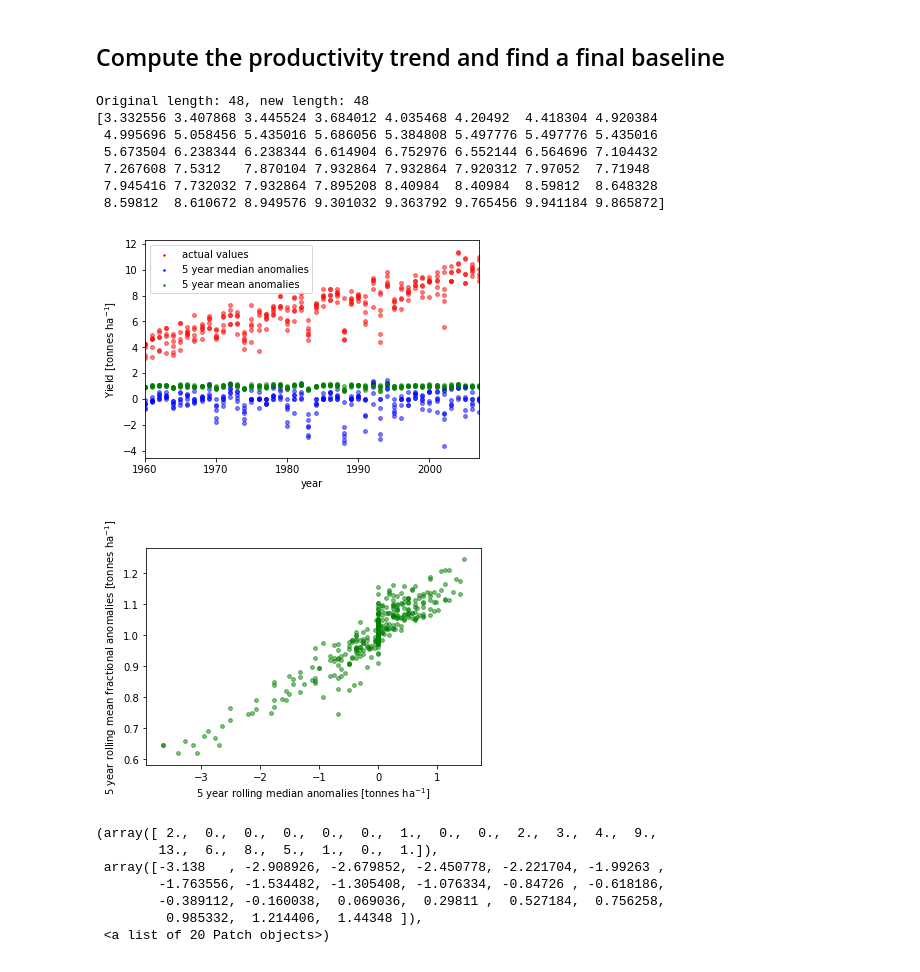
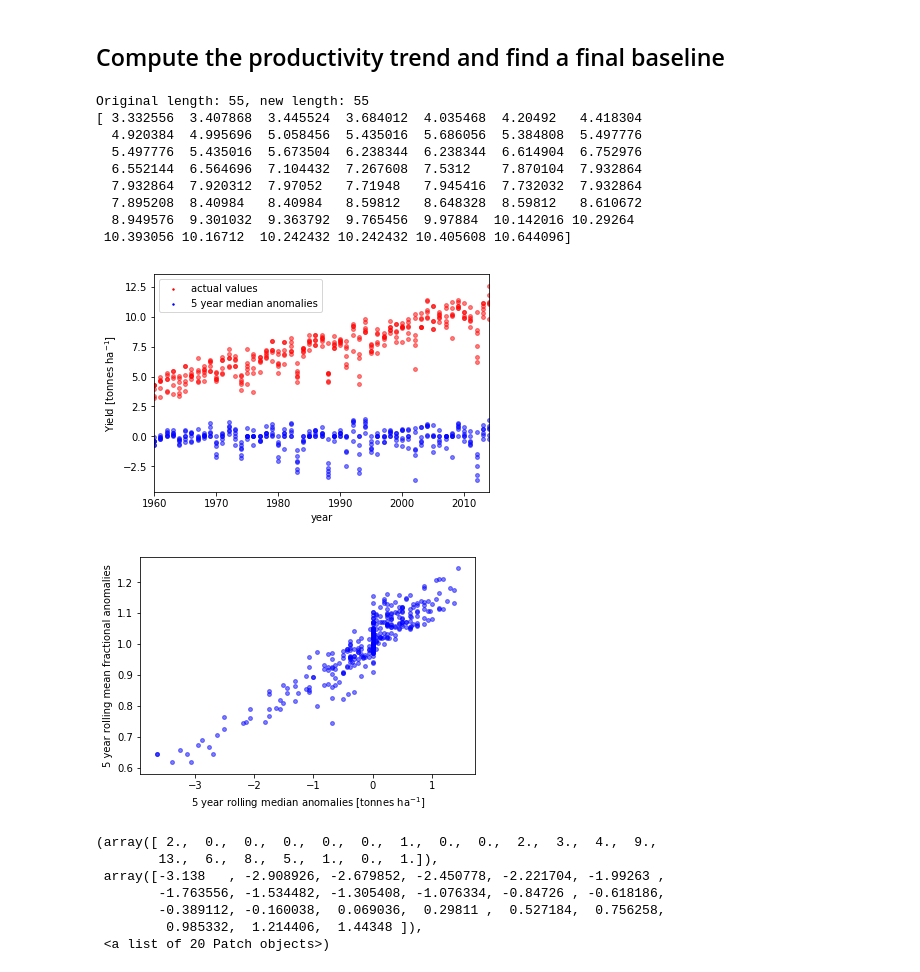
Before and after one commit to AnisaAubin/facynation, a Jupyter notebook: 8_mean_yield_fracs.ipynb, the cells around one changed output. Drawn from its saved outputs; the diff is of its cells as text; code cells hidden in the pictures.

```diff
--- a/8_mean_yield_fracs.ipynb
+++ b/8_mean_yield_fracs.ipynb
@@ -36,8 +36,10 @@ anoms_for_comp = pd.read_table('./Crop_data_files/Maize_median_yield_anoms.csv')
 states = ['Indiana', 'Illinois', 'Ohio', 'Nebraska', 'Iowa', 'Minnesota']
 state = 'Nebraska'
 
-years = np.arange(1960, 2008)
+all_years_1960_2007 = np.arange(1960, 2008)
 all_years_1960_2014 = np.arange(1960, 2015)
+
+years = all_years_1960_2014
 anoms_by_year = [anoms_for_comp[anoms_for_comp['Region'] == 'Maize_Spring_USA_{}'.format(state)][str(year)].iloc[0]
                  for year in years]
 yields_by_year = [yields_for_comp[yields_for_comp['Region'] == 'Maize_Spring_USA_{}'.format(state)][str(year)].iloc[0]
@@ -54,13 +56,15 @@ mv = moving_mean(yields_by_year)
 print("Original length: {}, new length: {}".format(len(yields_by_year), len(mv)))
 print(mv)
 # %% [output]
-Original length: 48, new length: 48
-[3.332556 3.407868 3.445524 3.684012 4.035468 4.20492  4.418304 4.920384
- 4.995696 5.058456 5.435016 5.686056 5.384808 5.497776 5.497776 5.435016
- 5.673504 6.238344 6.238344 6.614904 6.752976 6.552144 6.564696 7.104432
- 7.267608 7.5312   7.870104 7.932864 7.932864 7.920312 7.97052  7.71948
- 7.945416 7.732032 7.932864 7.895208 8.40984  8.40984  8.59812  8.648328
- 8.59812  8.610672 8.949576 9.301032 9.363792 9.765456 9.941184 9.865872]
+Original length: 55, new length: 55
+[ 3.332556  3.407868  3.445524  3.684012  4.035468  4.20492   4.418304
+  4.920384  4.995696  5.058456  5.435016  5.686056  5.384808  5.497776
+  5.497776  5.435016  5.673504  6.238344  6.238344  6.614904  6.752976
+  6.552144  6.564696  7.104432  7.267608  7.5312    7.870104  7.932864
+  7.932864  7.920312  7.97052   7.71948   7.945416  7.732032  7.932864
+  7.895208  8.40984   8.40984   8.59812   8.648328  8.59812   8.610672
+  8.949576  9.301032  9.363792  9.765456  9.97884  10.142016 10.29264
+ 10.393056 10.16712  10.242432 10.242432 10.405608 10.644096]
 # %%
 for state in states:
     anoms_by_year = [anoms_for_comp[anoms_for_comp['Region'] == 'Maize_Spring_USA_{}'.format(state)][str(year)].iloc[0]
@@ -79,52 +83,52 @@ for state in states:
                  for year in years]
     frac_anoms_by_year = yields_by_year / moving_mean(yields_by_year)
 
-    plt.scatter(years, frac_anoms_by_year, s = 15.0, alpha=0.5, c ='g')
+    #plt.scatter(years, frac_anoms_by_year, s = 15.0, alpha=0.5, c ='g')
     plt.scatter(years, anoms_by_year, s = 15.0, alpha=0.5, c ='b')
     plt.scatter(years, yields_by_year, s = 15.0, alpha=0.5, c ='r')
 
 plt.scatter([-1], [0], s = 2.0, c ='r', label = 'actual values')
 plt.scatter([-1], [0], s = 2.0, c ='b', label = '5 year median anomalies')
-plt.scatter([-1], [0], s = 2.0, c ='g', label = '5 year mean anomalies')
+#plt.scatter([-1], [0], s = 2.0, c ='g', label = '5 year mean fractions')
 
 ax.set_xlabel('year')
 ax.set_ylabel('Yield [tonnes ha$^{-1}$]')
-ax.set_xlim(1960, 2007)
+ax.set_xlim(1960, 2014)
 plt.legend()
 
 plt.savefig("./figs/yields_vs_frac_anoms_noline.png")
 plt.savefig("./figs/yields_vs_frac_anoms_noline.pdf")
 # %% [output]
-[figure, old version]
+[figure, new version]
 # %%
 fig, ax = plt.subplots()
 
 
 for state in states:
     anoms_by_year = [anoms_for_comp[anoms_for_comp['Region'] == 'Maize_Spring_USA_{}'.format(state)][str(year)].iloc[0]
                  for year in all_years_1960_2014]
     yields_by_year = [yields_for_comp[yields_for_comp['Region'] == 'Maize_Spring_USA_{}'.format(state)][str(year)].iloc[0]
                  for year in all_years_1960_2014]
     frac_anoms_by_year = yields_by_year / moving_mean(yields_by_year)
 
-    plt.scatter(anoms_by_year, frac_anoms_by_year, s = 15.0, alpha=0.5, c ='g')
+    plt.scatter(anoms_by_year, frac_anoms_by_year, s = 15.0, alpha=0.5, c ='b')
     #plt.plot([-4, 2], [-4, 2], c ='b')
     #plt.scatter(years, yields_by_year, s = 15.0, alpha=0.5, c ='r')
 
 #plt.scatter([-1], [0], s = 2.0, c ='r', label = 'actual values')
 #plt.scatter([-1], [0], s = 2.0, c ='b', label = '5 year median anomalies')
 #plt.scatter([-1], [0], s = 2.0, c ='g', label = '5 year mean anomalies')
 
-ax.set_xlabel('5 year rolling median anomalies')
-ax.set_ylabel('5 year rolling mean fractional anomalies [tonnes ha$^{-1}$]')
+ax.set_xlabel('5 year rolling median anomalies [tonnes ha$^{-1}$]')
+ax.set_ylabel('5 year rolling mean fractional anomalies')
 #ax.set_xlim(-4, 2)
 #ax.set_ylim(-4, 2)
 plt.legend()
 
 plt.savefig("./figs/median_vs_frac_anoms_noline.png")
 plt.savefig("./figs/median_vs_frac_anoms_noline.pdf")
 # %% [output]
-[figure, old version]
+[figure, new version]
 # %%
 plt.hist(anoms_by_year, bins=20)
 # %% [output]
```
Also changed, not shown: parts of 6 cells of this notebook, 1 other file.
